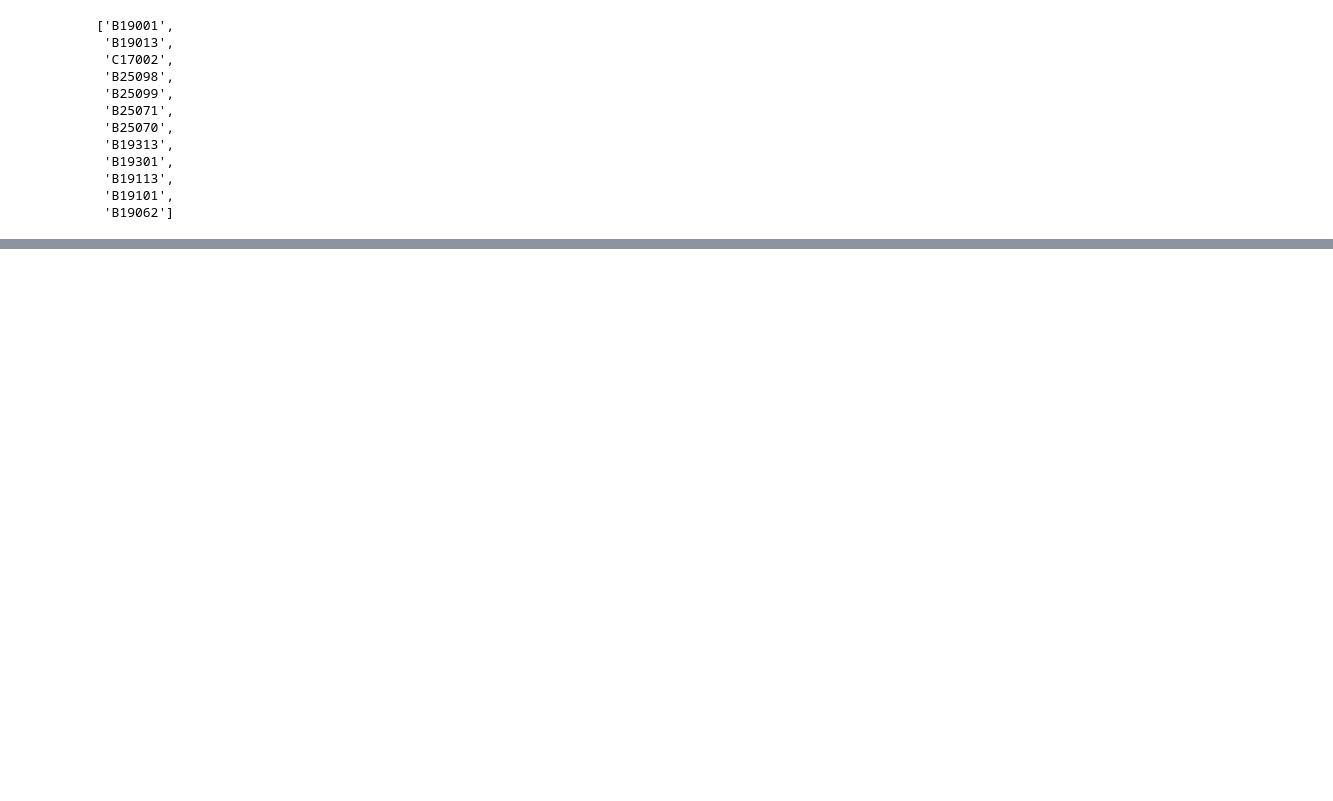
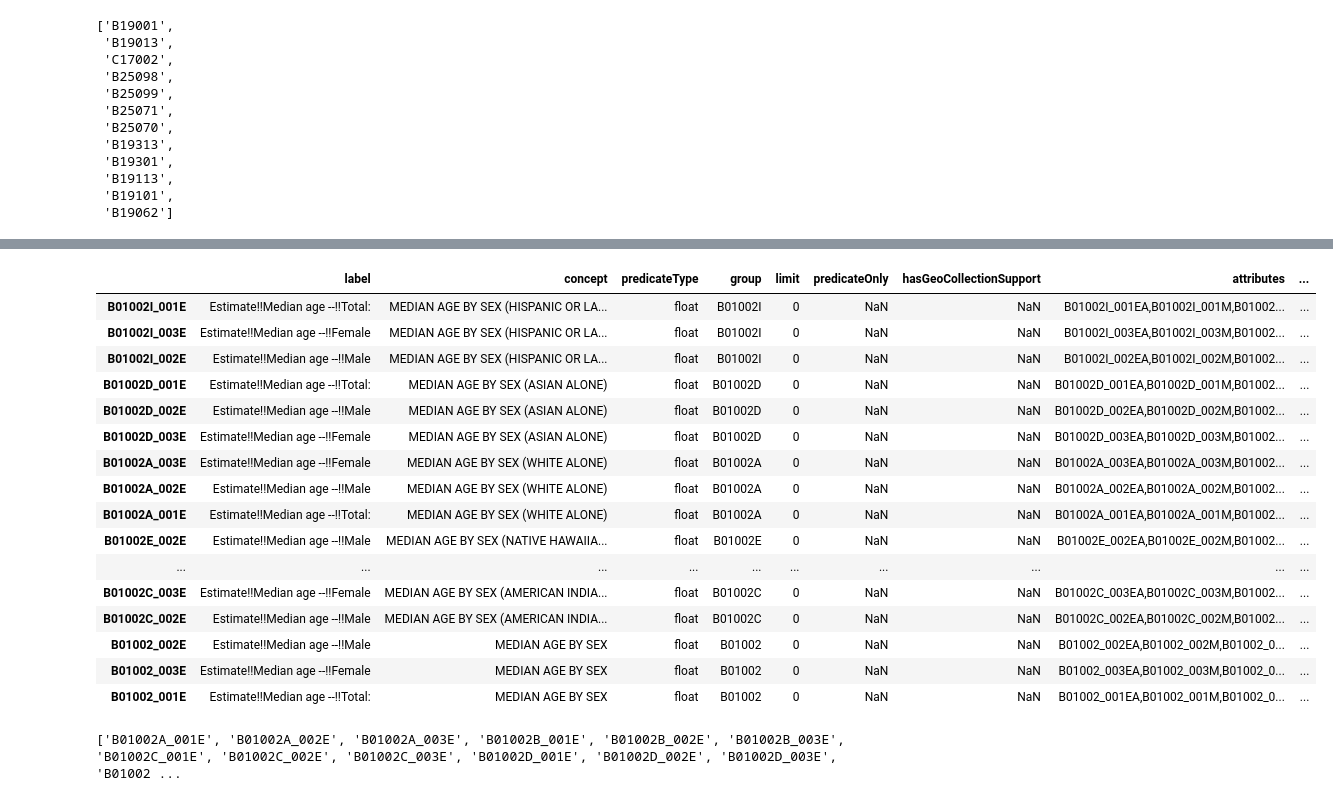
Before and after one commit to LeDataSciFi/FinTech-Capstone-2023, a Jupyter notebook: ACSVariables.ipynb, the cells around one changed output, grey strips where cells are left out. Saved outputs shown, nothing was run; the diff lists cells and outputs as text; code cells hidden in the pictures; blank space fills up the shorter version.

```diff
--- a/ACSVariables.ipynb
+++ b/ACSVariables.ipynb
@@ -456,0 +518,32 @@ varList.append("B19062_001E")
+# %%
+acs.filter_variables("B01002")
+# %% [output]
+|  | label | concept | predicateType | group | limit | predicateOnly | hasGeoCollectionSupport | attributes | ... |
+| B01002I_001E | Estimate!!Median age --!!Total: | MEDIAN AGE BY SEX (HISPANIC OR LA... | float | B01002I | 0 | NaN | NaN | B01002I_001EA,B01002I_001M,B01002... | ... |
+| B01002I_003E | Estimate!!Median age --!!Female | MEDIAN AGE BY SEX (HISPANIC OR LA... | float | B01002I | 0 | NaN | NaN | B01002I_003EA,B01002I_003M,B01002... | ... |
+| B01002I_002E | Estimate!!Median age --!!Male | MEDIAN AGE BY SEX (HISPANIC OR LA... | float | B01002I | 0 | NaN | NaN | B01002I_002EA,B01002I_002M,B01002... | ... |
+| B01002D_001E | Estimate!!Median age --!!Total: | MEDIAN AGE BY SEX (ASIAN ALONE) | float | B01002D | 0 | NaN | NaN | B01002D_001EA,B01002D_001M,B01002... | ... |
+| B01002D_002E | Estimate!!Median age --!!Male | MEDIAN AGE BY SEX (ASIAN ALONE) | float | B01002D | 0 | NaN | NaN | B01002D_002EA,B01002D_002M,B01002... | ... |
+| B01002D_003E | Estimate!!Median age --!!Female | MEDIAN AGE BY SEX (ASIAN ALONE) | float | B01002D | 0 | NaN | NaN | B01002D_003EA,B01002D_003M,B01002... | ... |
+| B01002A_003E | Estimate!!Median age --!!Female | MEDIAN AGE BY SEX (WHITE ALONE) | float | B01002A | 0 | NaN | NaN | B01002A_003EA,B01002A_003M,B01002... | ... |
+| B01002A_002E | Estimate!!Median age --!!Male | MEDIAN AGE BY SEX (WHITE ALONE) | float | B01002A | 0 | NaN | NaN | B01002A_002EA,B01002A_002M,B01002... | ... |
+| B01002A_001E | Estimate!!Median age --!!Total: | MEDIAN AGE BY SEX (WHITE ALONE) | float | B01002A | 0 | NaN | NaN | B01002A_001EA,B01002A_001M,B01002... | ... |
+| B01002E_002E | Estimate!!Median age --!!Male | MEDIAN AGE BY SEX (NATIVE HAWAIIA... | float | B01002E | 0 | NaN | NaN | B01002E_002EA,B01002E_002M,B01002... | ... |
+| ... | ... | ... | ... | ... | ... | ... | ... | ... | ... |
+| B01002C_003E | Estimate!!Median age --!!Female | MEDIAN AGE BY SEX (AMERICAN INDIA... | float | B01002C | 0 | NaN | NaN | B01002C_003EA,B01002C_003M,B01002... | ... |
+| B01002C_002E | Estimate!!Median age --!!Male | MEDIAN AGE BY SEX (AMERICAN INDIA... | float | B01002C | 0 | NaN | NaN | B01002C_002EA,B01002C_002M,B01002... | ... |
+| B01002_002E | Estimate!!Median age --!!Male | MEDIAN AGE BY SEX | float | B01002 | 0 | NaN | NaN | B01002_002EA,B01002_002M,B01002_0... | ... |
+| B01002_003E | Estimate!!Median age --!!Female | MEDIAN AGE BY SEX | float | B01002 | 0 | NaN | NaN | B01002_003EA,B01002_003M,B01002_0... | ... |
+| B01002_001E | Estimate!!Median age --!!Total: | MEDIAN AGE BY SEX | float | B01002 | 0 | NaN | NaN | B01002_001EA,B01002_001M,B01002_0... | ... |
+# %%
+original_string1 = "B01002_001E"
+altered_strings2 = []
+
+for outer_count in range(9):
+    for inner_count in range(3):
+        altered_string = original_string1[:6] + chr(65 + outer_count) + "_" + "{:03d}".format(inner_count+1) + original_string1[-1]
+        altered_strings2.append(altered_string)
+
+print(altered_strings2)
+# %% [output]
+['B01002A_001E', 'B01002A_002E', 'B01002A_003E', 'B01002B_001E', 'B01002B_002E', 'B01002B_003E', 'B01002C_001E', 'B01002C_002E', 'B01002C_003E', 'B01002D_001E', 'B01002D_002E', 'B01002D_003E', 'B01002 ...
```
Also changed, not shown: parts of 8 cells of this notebook, 1 other file.
